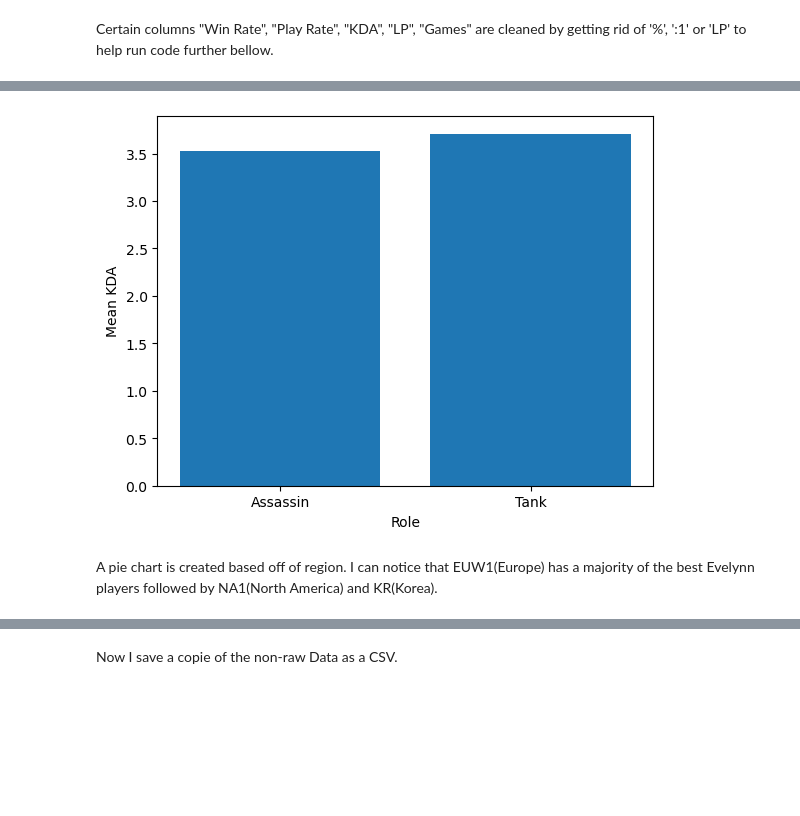
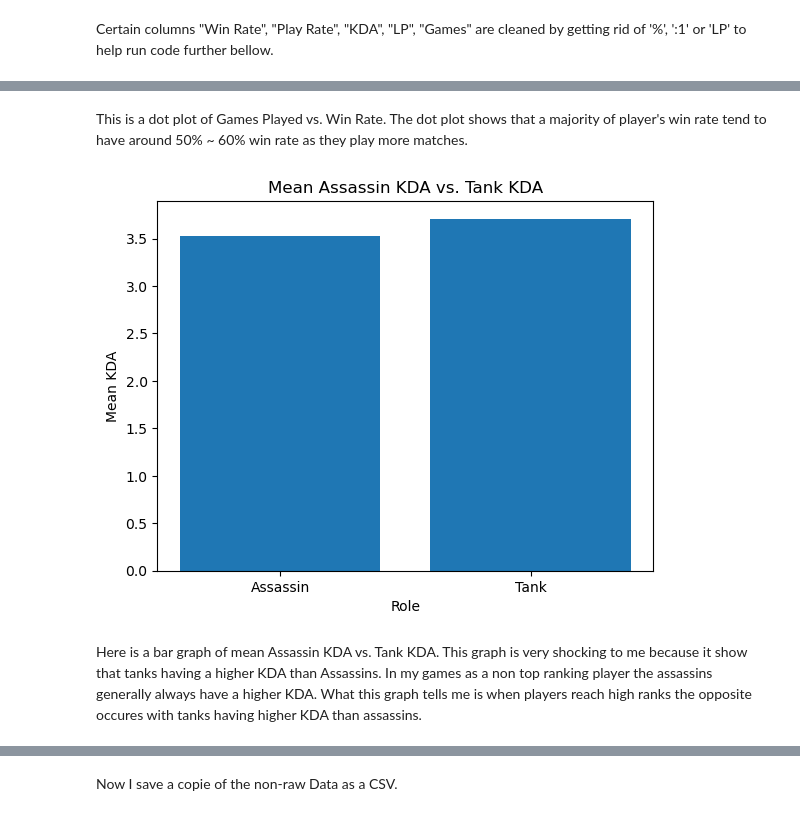
Before and after one commit to Acsande/Assignment7, a Jupyter notebook: AS222343_Assignment7.ipynb, the cells around one changed output, grey strips where cells are left out. Drawn from its saved outputs; the diff is of its cells as text; code cells hidden in the pictures; blank space fills up the shorter version.

```diff
--- a/AS222343_Assignment7.ipynb
+++ b/AS222343_Assignment7.ipynb
@@ -176,13 +178,15 @@ plt.show()
+# %% [markdown]
+This is a dot plot of Games Played vs. Win Rate. The dot plot shows that a majority of player's win rate tend to have around 50% ~ 60% win rate as they play more matches.
 # %%
 df_filtered = df[df['Role'].isin(['Assassin', 'Tank'])]
 df_grouped = df_filtered.groupby('Role').agg({'KDA': 'mean'}).reset_index()
 
 plt.bar(df_grouped['Role'], df_grouped['KDA'])
-plt.title('Assassin KDA vs. Tank KDA')
+plt.title('Mean Assassin KDA vs. Tank KDA')
 plt.xlabel('Role')
 plt.ylabel('Mean KDA')
 plt.show()
 # %% [output]
-[figure, old version]
+[figure, new version]
 # %% [markdown]
-A pie chart is created based off of region. I can notice that EUW1(Europe) has a majority of the best Evelynn players followed by NA1(North America) and KR(Korea).
+Here is a bar graph of mean Assassin KDA vs. Tank KDA. This graph is very shocking to me because it show that tanks having a higher KDA than Assassins. In my games as a non top ranking player the assassins generally always have a higher KDA. What this graph tells me is when players reach high ranks the opposite occures with tanks having higher KDA than assassins.
```
Also changed, not shown: parts of 14 cells of this notebook.
